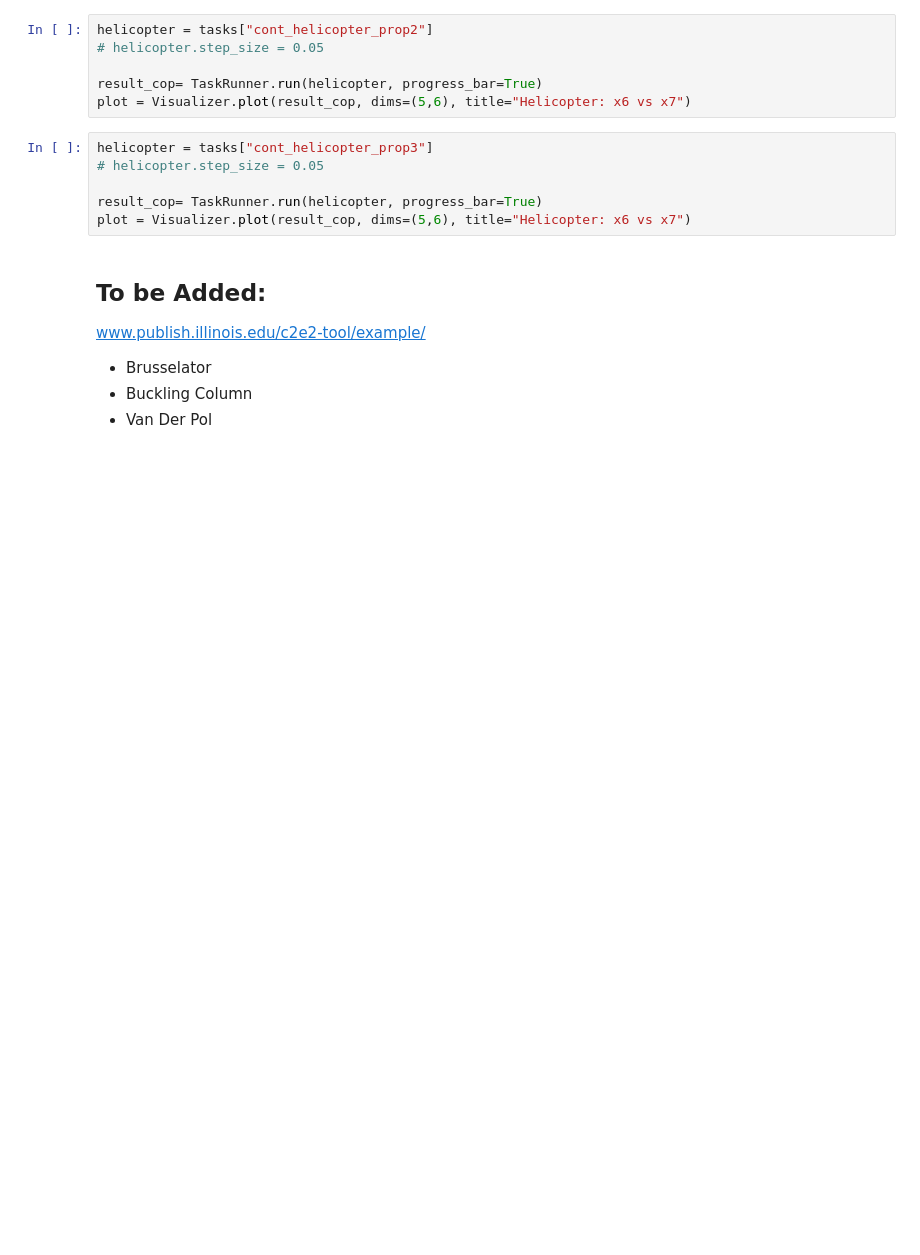
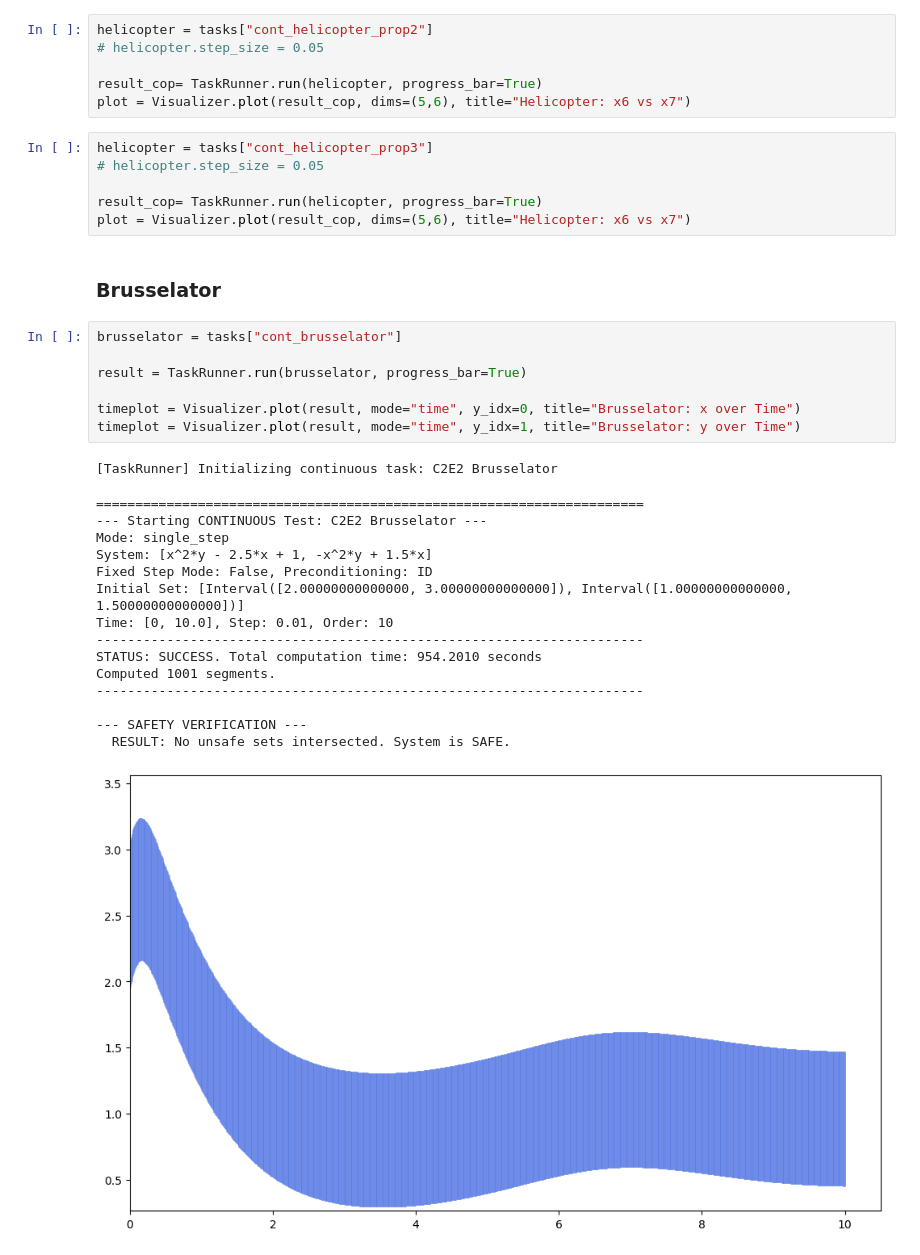
Before and after one commit to sssabry/tera, a Jupyter notebook: Examples/Continuous_C2E2.ipynb, the cells around one changed output. Saved outputs shown, nothing was run; the diff lists cells and outputs as text; blank space fills up the shorter version.

```diff
--- a/Examples/Continuous_C2E2.ipynb
+++ b/Examples/Continuous_C2E2.ipynb
@@ -133,9 +134,29 @@ helicopter = tasks["cont_helicopter_prop3"]
 
 result_cop= TaskRunner.run(helicopter, progress_bar=True)
 plot = Visualizer.plot(result_cop, dims=(5,6), title="Helicopter: x6 vs x7")
-# %% [markdown]
-## To be Added:
-www.publish.illinois.edu/c2e2-tool/example/
-- Brusselator
-- Buckling Column
-- Van Der Pol
+# %% [markdown]
+### Brusselator
+# %%
+brusselator = tasks["cont_brusselator"]
+
+result = TaskRunner.run(brusselator, progress_bar=True)
+
+timeplot = Visualizer.plot(result, mode="time", y_idx=0, title="Brusselator: x over Time")
+timeplot = Visualizer.plot(result, mode="time", y_idx=1, title="Brusselator: y over Time")
+# %% [output]
+[TaskRunner] Initializing continuous task: C2E2 Brusselator
+======================================================================
+--- Starting CONTINUOUS Test: C2E2 Brusselator ---
+Mode: single_step
+System: [x^2*y - 2.5*x + 1, -x^2*y + 1.5*x]
+Fixed Step Mode: False, Preconditioning: ID
+Initial Set: [Interval([2.00000000000000, 3.00000000000000]), Interval([1.00000000000000, 1.50000000000000])]
+Time: [0, 10.0], Step: 0.01, Order: 10
+----------------------------------------------------------------------
+STATUS: SUCCESS. Total computation time: 954.2010 seconds
+Computed 1001 segments.
+----------------------------------------------------------------------
+
+--- SAFETY VERIFICATION ---
+  RESULT: No unsafe sets intersected. System is SAFE.
+[figure, added]
```
Also changed, not shown: parts of 4 cells of this notebook, 4 other files.
